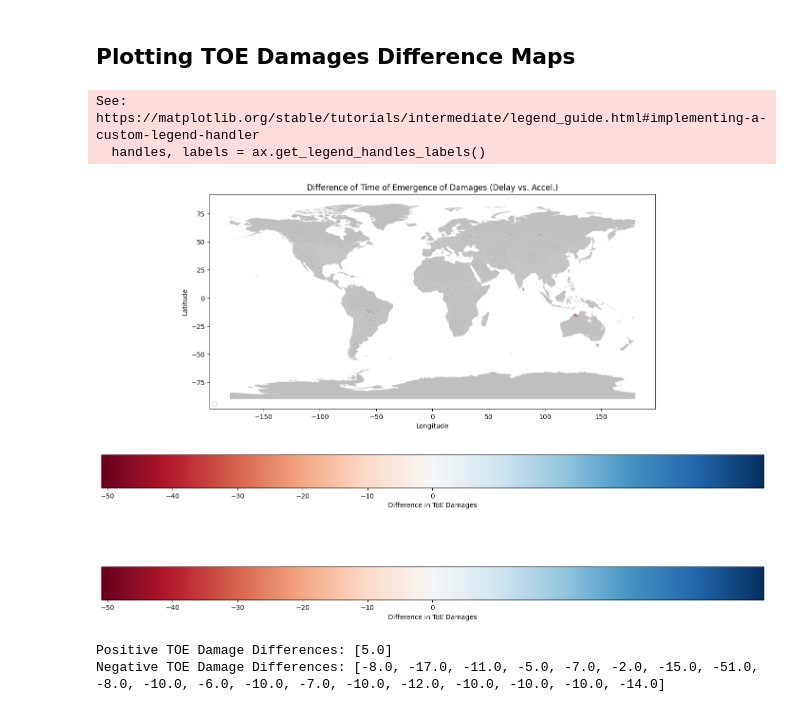
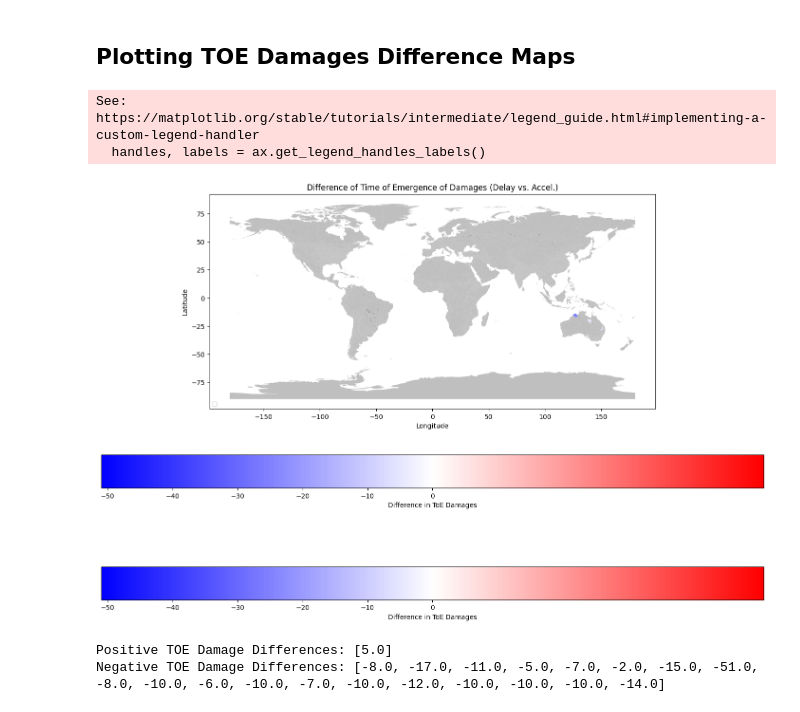
Before and after one commit to DanBlancoRutgers/Mortality_Project, a Jupyter notebook: notebooks/ToE_Project_Final.ipynb, the cells around one changed output. Cells and saved outputs as stored; diff of their text form; code cells hidden in the pictures.

```diff
--- a/notebooks/ToE_Project_Final.ipynb
+++ b/notebooks/ToE_Project_Final.ipynb
@@ -1128,39 +1228,39 @@ no_Damages_emergence_gdf = gpd.GeoDataFrame(no_Damages_emergence_df, geometry='g
 combined_Damages_gdf = gpd.GeoDataFrame(pd.concat([TOE_Damages_delayed_gdf, TOE_Damages_accelerated_gdf], ignore_index=True), geometry='geometry')
 
 # Create a colormap and norm centered on 0 for damages
-cmap_damages = plt.get_cmap('RdBu')  # Diverging colormap from blue to red
+cmap_damages = plt.get_cmap('bwr')  # Diverging colormap from blue to red
 norm_damages = TwoSlopeNorm(vmin=combined_Damages_gdf['TOE_Damages_Diff'].min(), vcenter=0, vmax=combined_Damages_gdf['TOE_Damages_Diff'].max())
 
 # Plot the GeoDataFrames
 fig, ax = plt.subplots(1, 1, figsize=(18, 12))
 
 # Plot damages with color mapping
 combined_Damages_gdf.plot(ax=ax, column='TOE_Damages_Diff', cmap=cmap_damages, norm=norm_damages, alpha=0.5, legend=True, legend_kwds={'label': "Difference in ToE Damages", 'orientation': "horizontal"})
 
 # Plot no emergence regions in gray
 no_Damages_emergence_gdf.plot(ax=ax, color='gray', alpha=0.5, label='No Emergence')
 
 # Add a legend
 handles, labels = ax.get_legend_handles_labels()
 ax.legend(handles, labels, loc='lower left', fontsize='small')
 
 # Add titles and labels
 plt.title('Difference of Time of Emergence of Damages (Delay vs. Accel.)')
 plt.xlabel('Longitude')
 plt.ylabel('Latitude')
 
 # Add color bar
 sm = plt.cm.ScalarMappable(cmap=cmap_damages, norm=norm_damages)
 sm.set_array([])
 cbar = plt.colorbar(sm, ax=ax, orientation='horizontal')
 cbar.set_label('Difference in ToE Damages')
 
 # Show the plot
 plt.show()
 # %% [output]
 See: https://matplotlib.org/stable/tutorials/intermediate/legend_guide.html#implementing-a-custom-legend-handler
   handles, labels = ax.get_legend_handles_labels()
-[figure, old version]
+[figure, new version]
 # %%
 # Filter out NaN values
 filtered_gdf = combined_Damages_gdf.dropna(subset=['TOE_Damages_Diff'])
```
Also changed, not shown: parts of 12 cells of this notebook, 1 other file.
